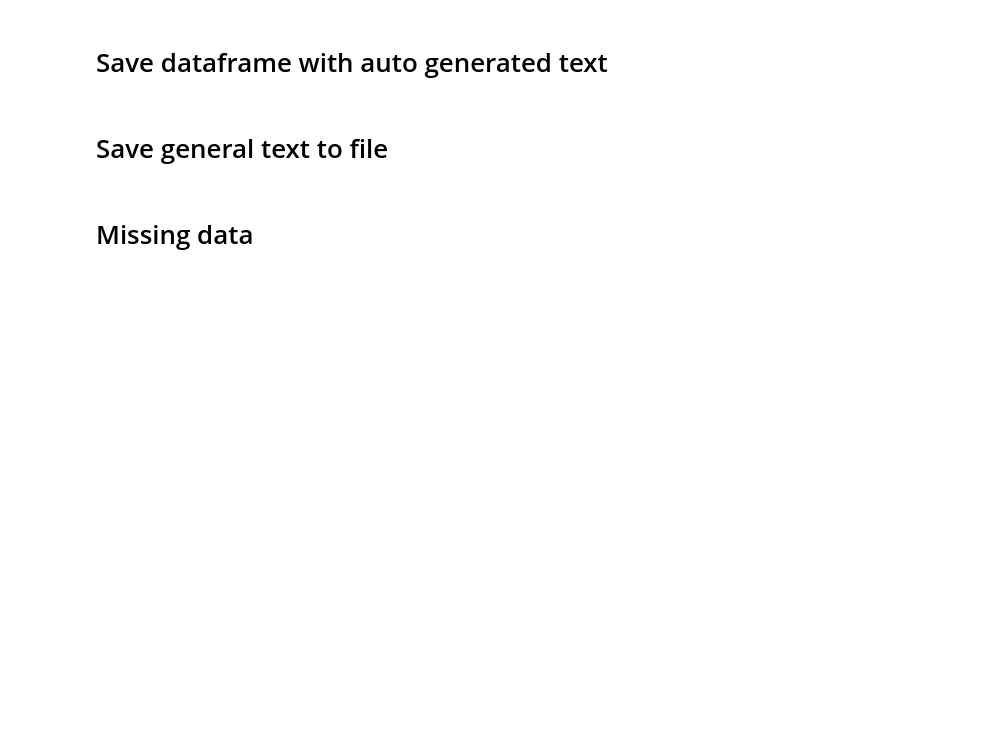
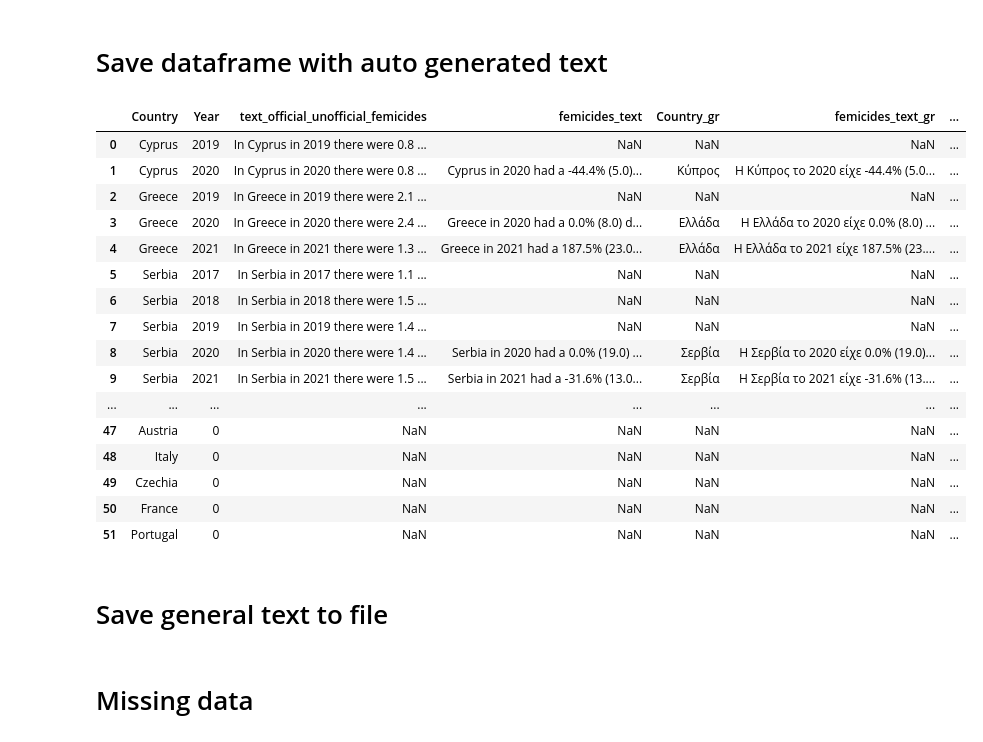
Before and after one commit to troboukis/FEMICIDES, a Jupyter notebook: Analysis.ipynb, the cells around one changed output. Cells and saved outputs as stored; diff of their text form; code cells hidden in the pictures; blank space fills up the shorter version.

Commit message:
added greek analysis to the automated text

```diff
--- a/Analysis.ipynb
+++ b/Analysis.ipynb
@@ -460,3 +508,32 @@ compare_to_date_text(df, ['Greece'],'psychological_violence', [2020, 2021], 2019
  {'Country': 'Greece',
   'Year': 2021,
   'psychological_violence_text': 'Greece in 2021 had a 276.8% (5350.0) increase in psychological_violence compared to 2019 (1420.0).'}]
+# %%
+def compare_to_date_text_gr(dataframe, list_of_countries_gr,list_of_countries_en, value,value_gr, years, base_year):
+    '''
+    This function compares data to 2019. In order to work, you need to load the functions
+    - compare_to_date()
+    - abs_number()
+    e.g. It will compare the 'femicides' of 2020 to femicides of 2019, or femicides
+    of 2021 to femicides to 2019.
+    dataframe -> your dataframe
+    list_of_countries -> list of the countries that exist in your dataframe
+    value -> the column name that you want to compare to base year
+    '''
+    results_list=[]
+    for country_gr, country_en in zip(list_of_countries_gr, list_of_countries_en):
+        for year in years:
+            dictionary={}
+            number = compare_to_date_gr(dataframe, country_gr, value,year, base_year)
+            if isinstance(number[0],float) and ~np.isnan(number[0]):
+                result_text = f'Η {country_gr} το {year} είχε {number[0]}% ({number[1]}) {inc_dec_gr(number[0])} σε {value_gr} σε σύγκριση με το {base_year} ({number[2]}).'
+                dictionary['Country']=country_en
+                dictionary['Country_gr']=country_gr
+                dictionary['Year']=year
+                dictionary[value+'_text_gr'] = result_text
+                results_list.append(dictionary)
+            else:
+                pass
+    return results_list
+# example
+compare_to_date_text_gr(df, ['Γερμανία'], ['Germany'],'psychological_violence','ψυχολογική βία', [2020, 2021], 2019)
@@ -462,0 +545,3 @@ compare_to_date_text(df, ['Greece'],'psychological_violence', [2020, 2021], 2019
+# %%
+for one, two in zip(['Γερμανία'], ['Germany']):
+    print(two)
@@ -651,3 +742,7 @@ femicides_auto_text
  {'Country': 'Sweden',
   'Year': 2021,
   'femicides_text': 'Sweden in 2021 had a -6.2% (15.0) decrease in femicides compared to 2019 (16.0).'}]
+# %%
+femicides_auto_text_gr = compare_to_date_text_gr(df, df.Country_gr.unique(),df.Country.unique(),'femicides','γυναικοκτονίες',[2020, 2021], 2019)
+analysis_results.append(femicides_auto_text_gr)
+femicides_auto_text_gr
@@ -1594,6 +1727,26 @@ analysis_text_list = [pd.DataFrame(item) for item in analysis_results]
 d = reduce(lambda df1,df2: pd.merge(df1,df2,how='outer'), analysis_text_list)
 d.sort_values(by=['Country','Year'])
 d.to_csv('auto_generated_text_results.csv', index=False)
+# %%
+d
+# %% [output]
+|  | Country | Year | text_official_unofficial_femicides | femicides_text | Country_gr | femicides_text_gr | ... |
+| 0 | Cyprus | 2019 | In Cyprus in 2019 there were 0.8 ... | NaN | NaN | NaN | ... |
+| 1 | Cyprus | 2020 | In Cyprus in 2020 there were 0.8 ... | Cyprus in 2020 had a -44.4% (5.0)... | Κύπρος | Η Κύπρος το 2020 είχε -44.4% (5.0... | ... |
+| 2 | Greece | 2019 | In Greece in 2019 there were 2.1 ... | NaN | NaN | NaN | ... |
+| 3 | Greece | 2020 | In Greece in 2020 there were 2.4 ... | Greece in 2020 had a 0.0% (8.0) d... | Ελλάδα | Η Ελλάδα το 2020 είχε 0.0% (8.0) ... | ... |
+| 4 | Greece | 2021 | In Greece in 2021 there were 1.3 ... | Greece in 2021 had a 187.5% (23.0... | Ελλάδα | Η Ελλάδα το 2021 είχε 187.5% (23.... | ... |
+| 5 | Serbia | 2017 | In Serbia in 2017 there were 1.1 ... | NaN | NaN | NaN | ... |
+| 6 | Serbia | 2018 | In Serbia in 2018 there were 1.5 ... | NaN | NaN | NaN | ... |
+| 7 | Serbia | 2019 | In Serbia in 2019 there were 1.4 ... | NaN | NaN | NaN | ... |
+| 8 | Serbia | 2020 | In Serbia in 2020 there were 1.4 ... | Serbia in 2020 had a 0.0% (19.0) ... | Σερβία | Η Σερβία το 2020 είχε 0.0% (19.0)... | ... |
+| 9 | Serbia | 2021 | In Serbia in 2021 there were 1.5 ... | Serbia in 2021 had a -31.6% (13.0... | Σερβία | Η Σερβία το 2021 είχε -31.6% (13.... | ... |
+| ... | ... | ... | ... | ... | ... | ... | ... |
+| 47 | Austria | 0 | NaN | NaN | NaN | NaN | ... |
+| 48 | Italy | 0 | NaN | NaN | NaN | NaN | ... |
+| 49 | Czechia | 0 | NaN | NaN | NaN | NaN | ... |
+| 50 | France | 0 | NaN | NaN | NaN | NaN | ... |
+| 51 | Portugal | 0 | NaN | NaN | NaN | NaN | ... |
 # %% [markdown]
 # Save general text to file
 # %%
```
Also changed, not shown: parts of 9 cells of this notebook, 1 other file.
